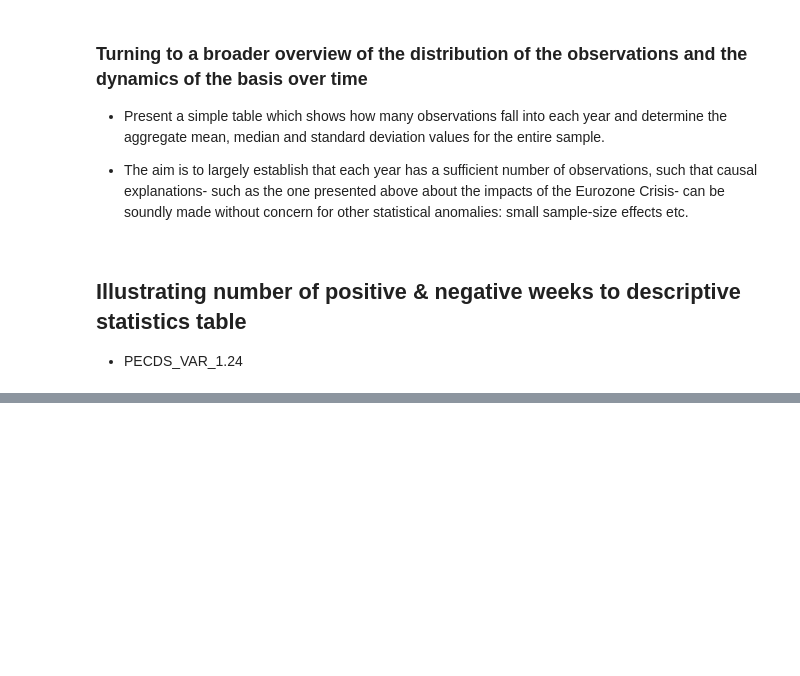
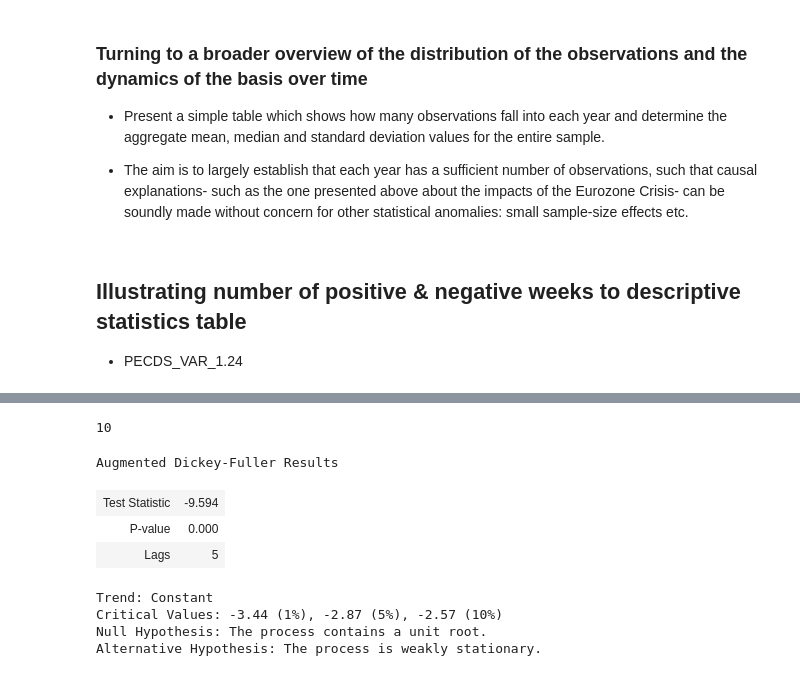
Before and after one commit to Jspano95/Jspano_MScQFin_Thesis, a Jupyter notebook: Jspano_MSc_QuantFin_Public_Github_V1.00.ipynb, the cells around one changed output, grey strips where cells are left out. Saved outputs shown, nothing was run; the diff lists cells and outputs as text; code cells hidden in the pictures; blank space fills up the shorter version.

```diff
--- a/Jspano_MSc_QuantFin_Public_Github_V1.00.ipynb
+++ b/Jspano_MSc_QuantFin_Public_Github_V1.00.ipynb
@@ -1049,0 +1380,2 @@ basis_stats_obspercent_yearind
+# %%
+gvkey_1045 = sorted_alldata_df_final.loc[sorted_alldata_df_final.gvkey==1045]
@@ -1049,0 +1402,19 @@ basis_stats_obspercent_yearind
+# %%
+gvkey_frame = gvkey_1045
+
+cds = gvkey_frame['market_cds_spread']
+pecds = gvkey_frame['pecds']
+stock_close = gvkey_frame['price_close'].pct_change().dropna()
+vix = gvkey_frame['cboe_vix']
+#vix = gvkey_frame['cboe_vix'].pct_change().dropna()
+
+#[1:] == skip the first data point to align the series' lengths
+gvkey_frame_4 = pd.DataFrame(data=(cds[1:], pecds[1:], vix[1:], stock_close)).T
+
+var_model_4 = smt.VAR(gvkey_frame_4)  #add make lags here?
+
+res_model_4 = var_model_4.fit(maxlags=var_model_4.select_order(maxlags=5).bic)
+
+print(res_model_4)
+print("max lags:", var_model_4.select_order().bic,'\n')
+print(res_model_4.summary())
@@ -1049,0 +1460,16 @@ basis_stats_obspercent_yearind
+# %%
+var_model_4.select_order().bic
+# %% [output]
+10
+# %%
+ADF(stock_close, lags=5)
+#this on .diff()
+# %% [output]
+Augmented Dickey-Fuller Results
+| Test Statistic | -9.594 |
+| P-value | 0.000 |
+| Lags | 5 |
+Trend: Constant
+Critical Values: -3.44 (1%), -2.87 (5%), -2.57 (10%)
+Null Hypothesis: The process contains a unit root.
+Alternative Hypothesis: The process is weakly stationary.
```
Also changed, not shown: parts of 45 cells of this notebook.
